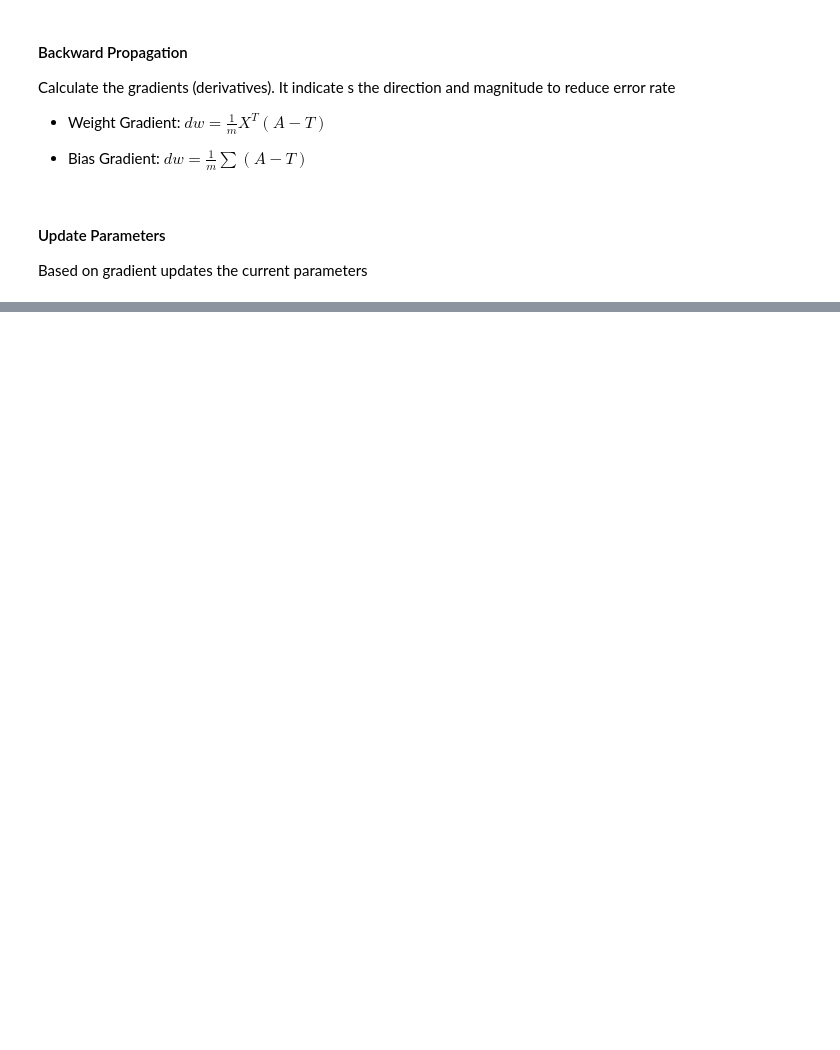
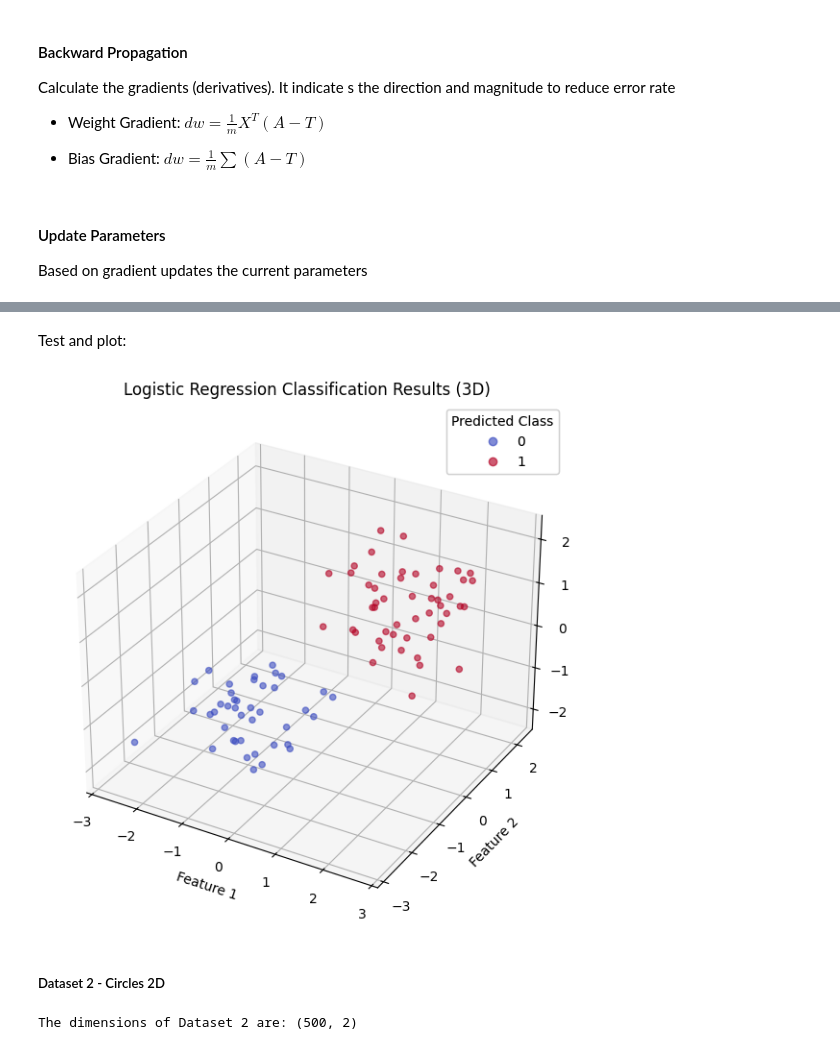
Before and after one commit to tomasndlate/ai-learning, a Jupyter notebook: deep_learning_scratch.ipynb, the cells around one changed output, grey strips where cells are left out. Drawn from its saved outputs; the diff is of its cells as text; code cells hidden in the pictures; blank space fills up the shorter version.

```diff
--- a/deep_learning_scratch.ipynb
+++ b/deep_learning_scratch.ipynb
@@ -164,0 +245,24 @@ def predict_class(X, theta, threshold=0.5):
+# %% [markdown]
+Test and plot:
+# %%
+# Predict test dataset
+y_pred_total = model.predict(X_test)
+
+fig = plt.figure(figsize=(10, 7))
+ax = fig.add_subplot(111, projection="3d")
+
+scatter = ax.scatter(X_test[:,0], X_test[:,1], X_test[:,2], c=y_pred_total.flatten(), cmap="coolwarm", alpha=0.6)
+
+ax.set_title("Logistic Regression Classification Results (3D)")
+ax.set_xlabel("Feature 1")
+ax.set_ylabel("Feature 2")
+ax.set_zlabel("Feature 3")
+
+legend1 = ax.legend(*scatter.legend_elements(), title="Predicted Class")
+ax.add_artist(legend1)
+
+plt.show()
+# %% [output]
+[figure, added]
+# %% [markdown]
+##### Dataset 2 - Circles 2D
@@ -164,0 +279,6 @@ def predict_class(X, theta, threshold=0.5):
+# %%
+# Check its dimensions
+
+print(f"The dimensions of Dataset 2 are: {np.shape(X2)}")
+# %% [output]
+The dimensions of Dataset 2 are: (500, 2)
```
Also changed, not shown: parts of 82 cells of this notebook.
